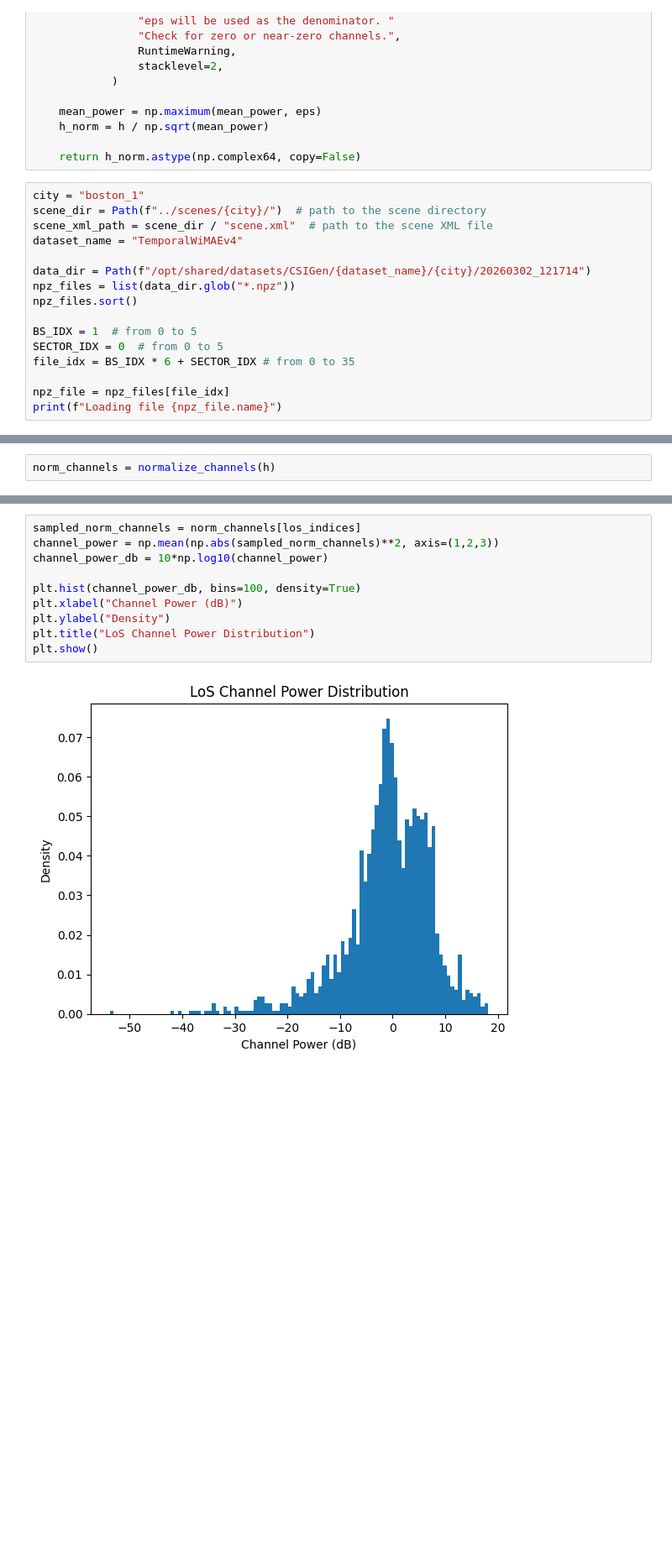
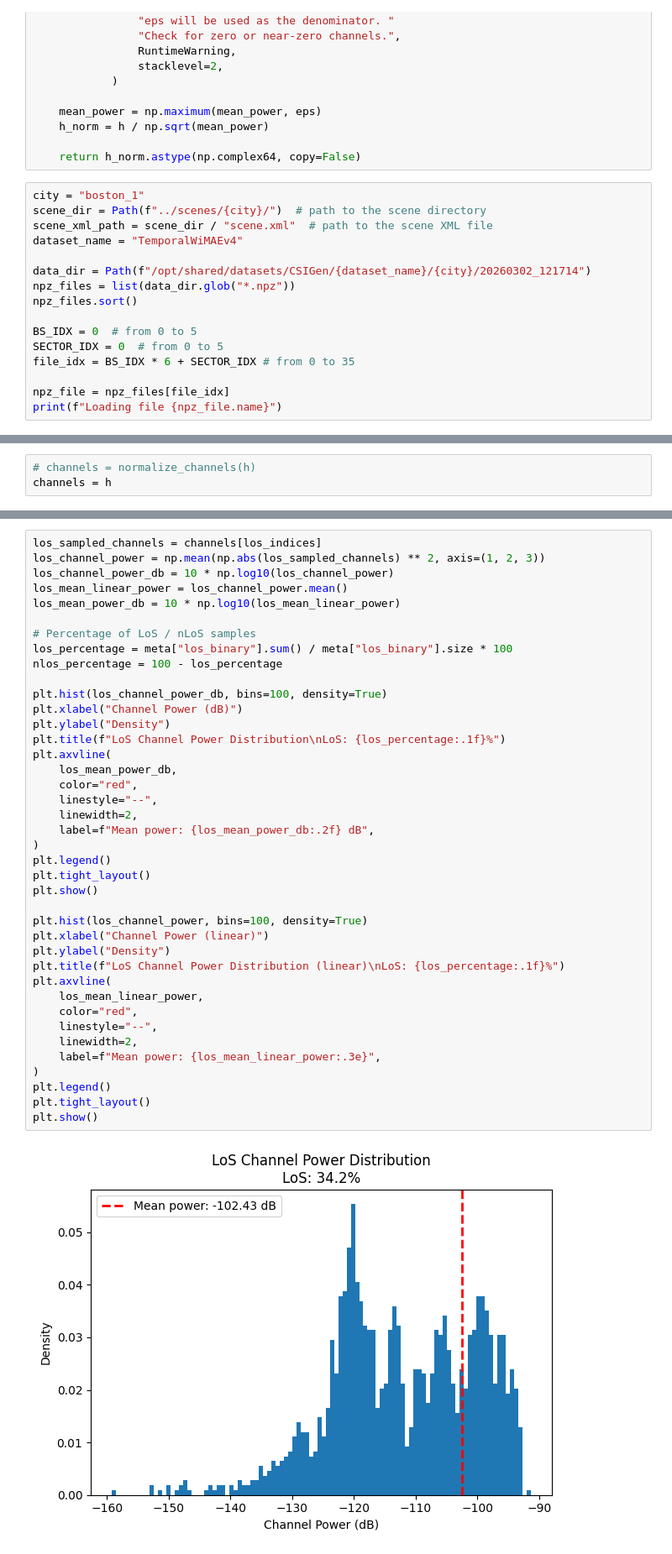
Before and after one commit to BerkIGuler/CSIGen, a Jupyter notebook: examples/visualize_dataset_by_los.ipynb, the cells around one changed output, grey strips where cells are left out. Shown at 84% size. Drawn from its saved outputs; the diff is of its cells as text; blank space fills up the shorter version.

Commit message:
refactor visualize_dataset_by_los.ipynb

```diff
--- a/examples/visualize_dataset_by_los.ipynb
+++ b/examples/visualize_dataset_by_los.ipynb
@@ -87,7 +87,7 @@ data_dir = Path(f"/opt/shared/datasets/CSIGen/{dataset_name}/{city}/20260302_121
 npz_files = list(data_dir.glob("*.npz"))
 npz_files.sort()
 
-BS_IDX = 1  # from 0 to 5
+BS_IDX = 0  # from 0 to 5
 SECTOR_IDX = 0  # from 0 to 5
 file_idx = BS_IDX * 6 + SECTOR_IDX # from 0 to 35
 
@@ -153,5 +153,6 @@ There are 35.1% LOS samples
 # %%
-norm_channels = normalize_channels(h)
+# channels = normalize_channels(h)
+channels = h
 # %%
 scene = load_scene(scene_xml_path, merge_shapes=False)
 bs_name = f"BS_{BS_IDX}_sector_{SECTOR_IDX}"
@@ -234,12 +233,42 @@ HBox(children=(Renderer(camera=PerspectiveCamera(aspect=1.31, children=(Directio
 # %%
-sampled_norm_channels = norm_channels[los_indices]
-channel_power = np.mean(np.abs(sampled_norm_channels)**2, axis=(1,2,3))
-channel_power_db = 10*np.log10(channel_power)
+los_sampled_channels = channels[los_indices]
+los_channel_power = np.mean(np.abs(los_sampled_channels) ** 2, axis=(1, 2, 3))
+los_channel_power_db = 10 * np.log10(los_channel_power)
+los_mean_linear_power = los_channel_power.mean()
+los_mean_power_db = 10 * np.log10(los_mean_linear_power)
 
-plt.hist(channel_power_db, bins=100, density=True)
+# Percentage of LoS / nLoS samples
+los_percentage = meta["los_binary"].sum() / meta["los_binary"].size * 100
+nlos_percentage = 100 - los_percentage
+
+plt.hist(los_channel_power_db, bins=100, density=True)
 plt.xlabel("Channel Power (dB)")
 plt.ylabel("Density")
-plt.title("LoS Channel Power Distribution")
+plt.title(f"LoS Channel Power Distribution\nLoS: {los_percentage:.1f}%")
+plt.axvline(
+    los_mean_power_db,
+    color="red",
+    linestyle="--",
+    linewidth=2,
+    label=f"Mean power: {los_mean_power_db:.2f} dB",
+)
+plt.legend()
+plt.tight_layout()
 plt.show()
+
+plt.hist(los_channel_power, bins=100, density=True)
+plt.xlabel("Channel Power (linear)")
+plt.ylabel("Density")
+plt.title(f"LoS Channel Power Distribution (linear)\nLoS: {los_percentage:.1f}%")
+plt.axvline(
+    los_mean_linear_power,
+    color="red",
+    linestyle="--",
+    linewidth=2,
+    label=f"Mean power: {los_mean_linear_power:.3e}",
+)
+plt.legend()
+plt.tight_layout()
+plt.show()
 # %% [output]
-[figure, old version]
+[figure, new version]
```
Also changed, not shown: parts of 9 cells of this notebook.
